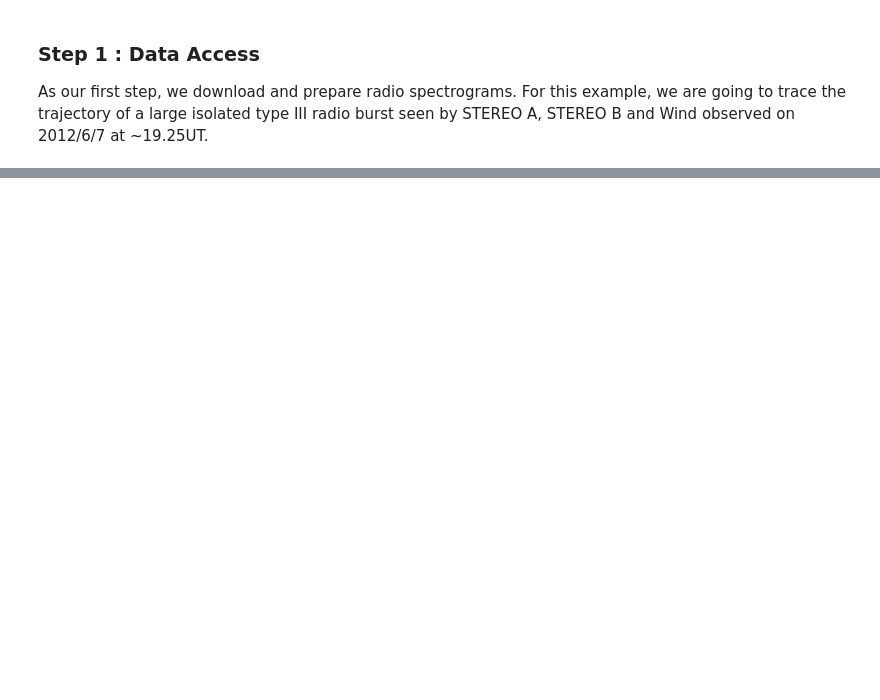
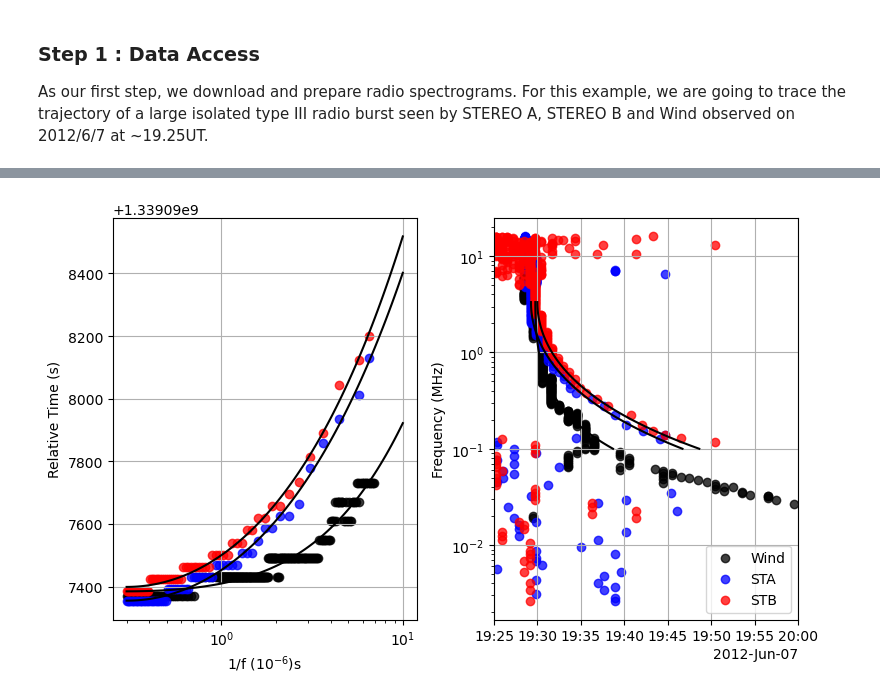
Before and after one commit to STBadman/Radio-Public, a Jupyter notebook: TDOA_OpenSource.ipynb, the cells around one changed output, grey strips where cells are left out. Drawn from its saved outputs; the diff is of its cells as text; code cells hidden in the pictures; blank space fills up the shorter version.

```diff
--- a/TDOA_OpenSource.ipynb
+++ b/TDOA_OpenSource.ipynb
@@ -21,0 +366,64 @@ import pyspedas
+# %%
+def fit_func(x,A,B,C,D,E) : return A*x**4 + B*x**3 + C*x**2 + D*x + E
+
+numin = 0.3
+numax=7
+fit_dict = {}
+for name,sc_features in feature_dict.items() :
+    nu = 1/sc_features[0,:]
+    x = np.log10(nu[(nu > numin) & (nu<numax)].astype(float))
+    y = sc_features[4,(nu > numin) & (nu<numax)]#-1.3391e9
+    y = y[np.argsort(x)]
+    x = x[np.argsort(x)]
+    xrefl = 2*x[0]-x
+    yrefl = y
+    x_all = np.concatenate([xrefl,x])
+    y_all = np.concatenate([yrefl,y])
+    fit = curve_fit(fit_func,x_all,y_all)
+    fit_dict[name] = (fit,numin,numax)
+# %%
+nu_arr =np.logspace(np.log10(numin),1,100)
+fig,axes = plt.subplots(figsize=(8,5),ncols=2)
+for name,fit,sc_features,color in zip(fit_dict.keys(),
+                                       fit_dict.values(),
+                                       feature_dict.values(),
+                                       ["black","blue","red"]
+                                      ) :
+    nu = 1/sc_features[0,:]
+    x = np.log10(nu[(nu > numin) & (nu<numax)].astype(float))
+    y = sc_features[4,(nu > numin) & (nu<numax)]#-1.3391e9
+    y = y[np.argsort(x)]
+    x = x[np.argsort(x)]
+
+    axes[0].scatter(10**x,y,alpha=0.75,color=color)
+    axes[0].plot(nu_arr,
+            fit_func(np.log10(nu_arr), *fit[0][0]),zorder=100,color="black",linewidth=1.5
+           )
+
+    axes[1].scatter(sc_features[1,:],
+                    sc_features[0,:],alpha=0.75,
+                    label=name,color=color
+                   )
+    axes[1].plot([datetime.utcfromtimestamp(t) for t in fit_func(np.log10(nu_arr), *fit[0][0])],
+                 1/nu_arr*u.MHz,zorder=100,color="black",linewidth=1.5
+                )
+
+axes[0].set_ylabel("Relative Time (s)")
+axes[0].set_xlabel("1/f (10$^{-6}$)s")
+axes[0].grid()
+
+axes[1].set_ylabel("Frequency (MHz)")
+axes[1].set_yscale("log")
+axes[1].grid()
+
+axes[1].legend()
+
+axes[1].set_xlim([datetime(2012,6,7,19,25),
+                  datetime(2012,6,7,20)]
+                  )
+
+axes[0].set_xscale("log")
+
+plt.tight_layout()
+# %% [output]
+[figure, added]
```
Also changed, not shown: parts of 21 cells of this notebook, 1 other file.
